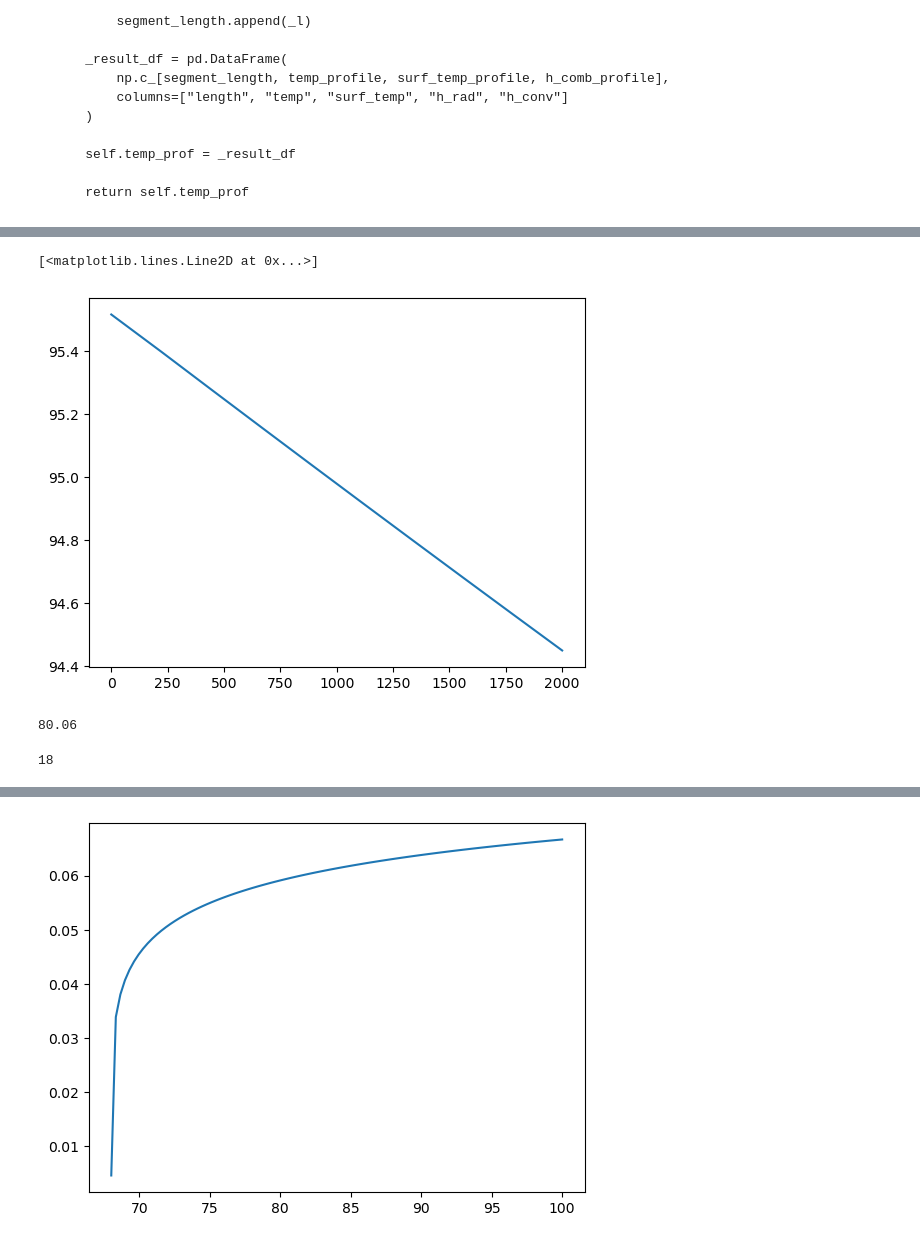
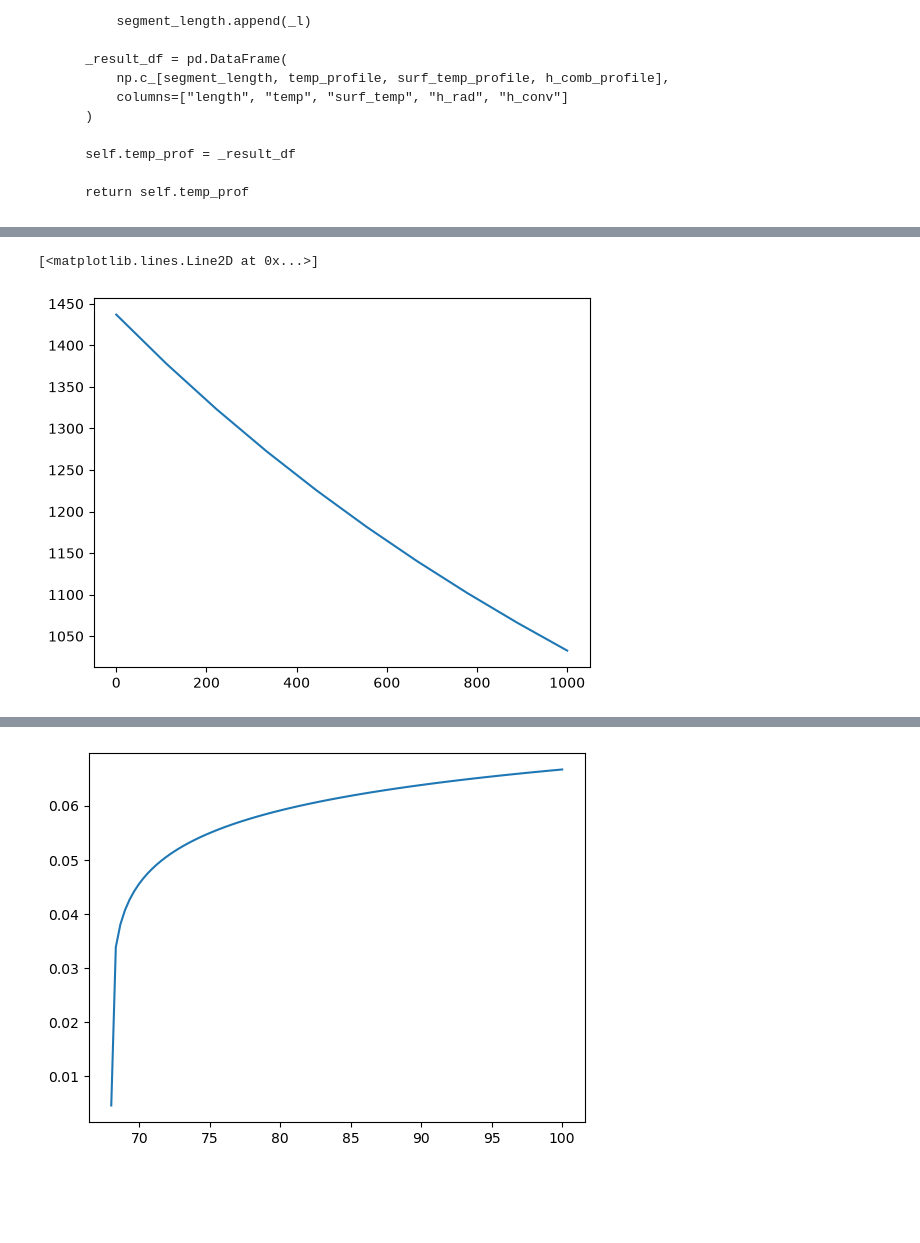
Before and after one commit to jack-sparrowh/heat_loss_on_piping, a Jupyter notebook: class approach - solution 1 - integral.ipynb, the cells around one changed output, grey strips where cells are left out. Cells and saved outputs as stored; diff of their text form; code cells hidden in the pictures; blank space fills up the shorter version.

```diff
--- a/class approach - solution 1 - integral.ipynb
+++ b/class approach - solution 1 - integral.ipynb
@@ -264,7 +265,7 @@ user_array_2 = np.array([
 ])
 
 user_array_3 = np.array([
-    [4, 3.8, 0.5, 2000]
+    [4, 3.8, 0, 2000]
 ])
 
 user_table_raw_1 = pd.DataFrame(user_array_1, columns=['pipe_outer_diameter', 'pipe_inner_diameter', 'insulation_thickness', 'segment_length'])
@@ -272,7 +273,7 @@ user_table_raw_2 = pd.DataFrame(user_array_2, columns=['pipe_outer_diameter', 'p
 user_table_raw_3 = pd.DataFrame(user_array_3, columns=['pipe_outer_diameter', 'pipe_inner_diameter', 'insulation_thickness', 'segment_length'])
 
 # PROPERTIES TABLE EXAMPLE
-properties_table = pd.Series([188.6, 68, 60, 9.7, 0.025, 190, 60, 1, 1], index=['inlet_temperature', 'ambient_temperature', 'h_fluid_to_pipe', 'k_pipe', 'k_insulation', 'volumetric_flow_rate', 'density', 'specific_heat_capacity', 'emissivity'])
+properties_table = pd.Series([1880.6, 68, 60, 9.7, 0.025, 190, 60, 1, 1], index=['inlet_temperature', 'ambient_temperature', 'h_fluid_to_pipe', 'k_pipe', 'k_insulation', 'volumetric_flow_rate', 'density', 'specific_heat_capacity', 'emissivity'])
 # %%
 class Air:
 
@@ -736,2 +720,3 @@ ps.minim_surface_temperature
 # %%
-a = np.array([ps.find_surface_temperature(x) for x in np.linspace(0, 2000, 10)])
+x = np.linspace(0, 1000, 10)
+a = np.array([ps.find_surface_temperature(x) for x in x])
@@ -740,13 +723,5 @@ a = np.array([ps.find_surface_temperature(x) for x in np.linspace(0, 2000, 10)])
 # %%
-plt.plot(np.linspace(0, 2000, 10), a)
+plt.plot(x, a)
 # %% [output]
 [<matplotlib.lines.Line2D at 0x...>]
-[figure, old version]
+[figure, new version]
-# %%
-0.1 * ps.inlet_temperature + 0.9 * ps.ambient_temperature
-# %% [output]
-80.06
-# %%
-f(3)
-# %% [output]
-18
```
Also changed, not shown: parts of 9 cells of this notebook.
